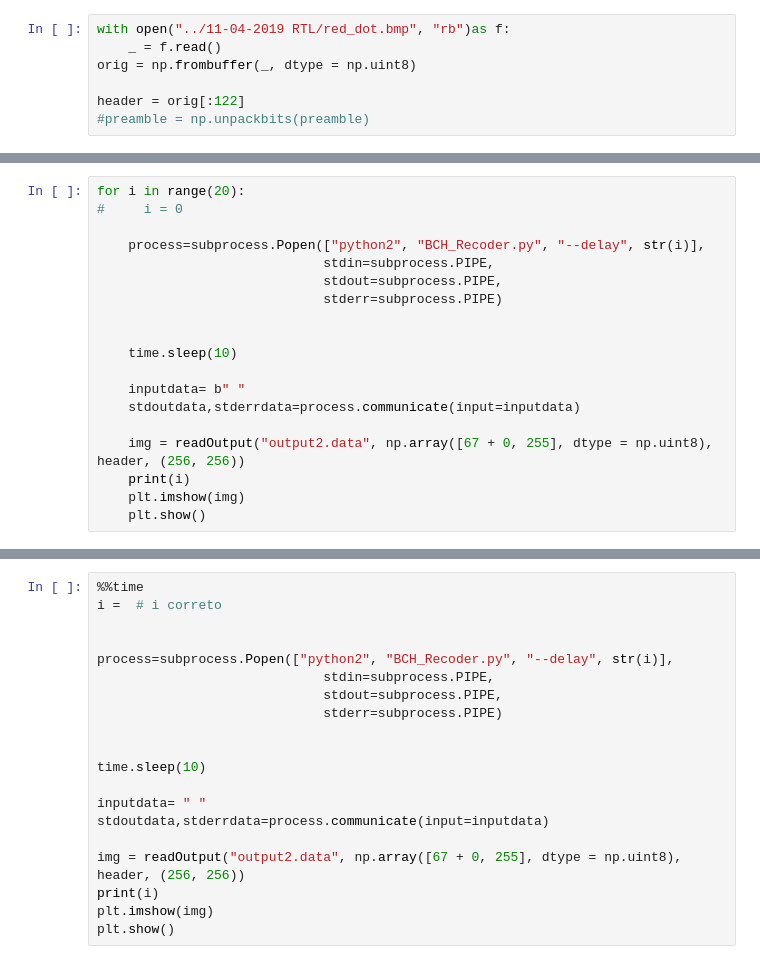
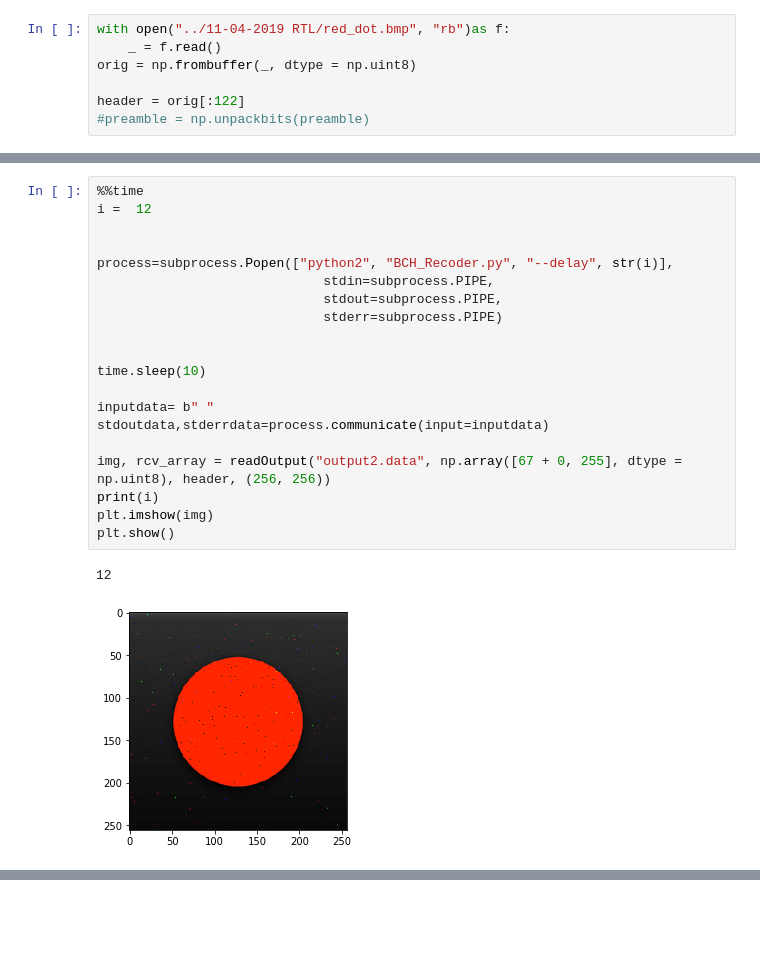
Before and after one commit to rafaelmcam/gr-ITpp, a Jupyter notebook: examples/BPSK Ladams/16-05-2019 (A Fazer)/BCH Recoder.ipynb, the cells around one changed output, grey strips where cells are left out. Saved outputs shown, nothing was run; the diff lists cells and outputs as text; blank space fills up the shorter version.

```diff
--- a/examples/BPSK Ladams/16-05-2019 (A Fazer)/BCH Recoder.ipynb
+++ b/examples/BPSK Ladams/16-05-2019 (A Fazer)/BCH Recoder.ipynb
@@ -16,19 +47,23 @@ header = orig[:122]
 # %%
-for i in range(20):
-#     i = 0
+%%time
+i =  12
 
-    process=subprocess.Popen(["python2", "BCH_Recoder.py", "--delay", str(i)],
+
+process=subprocess.Popen(["python2", "BCH_Recoder.py", "--delay", str(i)],
                              stdin=subprocess.PIPE,
                              stdout=subprocess.PIPE,
                              stderr=subprocess.PIPE)
 
 
-    time.sleep(10)
+time.sleep(10)
 
-    inputdata= b" "
-    stdoutdata,stderrdata=process.communicate(input=inputdata)
+inputdata= b" "
+stdoutdata,stderrdata=process.communicate(input=inputdata)
 
-    img = readOutput("output2.data", np.array([67 + 0, 255], dtype = np.uint8), header, (256, 256))
-    print(i)
-    plt.imshow(img)
-    plt.show()
+img, rcv_array = readOutput("output2.data", np.array([67 + 0, 255], dtype = np.uint8), header, (256, 256))
+print(i)
+plt.imshow(img)
+plt.show()
+# %% [output]
+12
+[figure, added]
@@ -35,20 +71,0 @@ for i in range(20):
-# %%
-%%time
-i =  # i correto
-
-
-process=subprocess.Popen(["python2", "BCH_Recoder.py", "--delay", str(i)],
-                             stdin=subprocess.PIPE,
-                             stdout=subprocess.PIPE,
-                             stderr=subprocess.PIPE)
-
-
-time.sleep(10)
-
-inputdata= " "
-stdoutdata,stderrdata=process.communicate(input=inputdata)
-
-img = readOutput("output2.data", np.array([67 + 0, 255], dtype = np.uint8), header, (256, 256))
-print(i)
-plt.imshow(img)
-plt.show()
```
Also changed, not shown: parts of 5 cells of this notebook, 4 other files.
